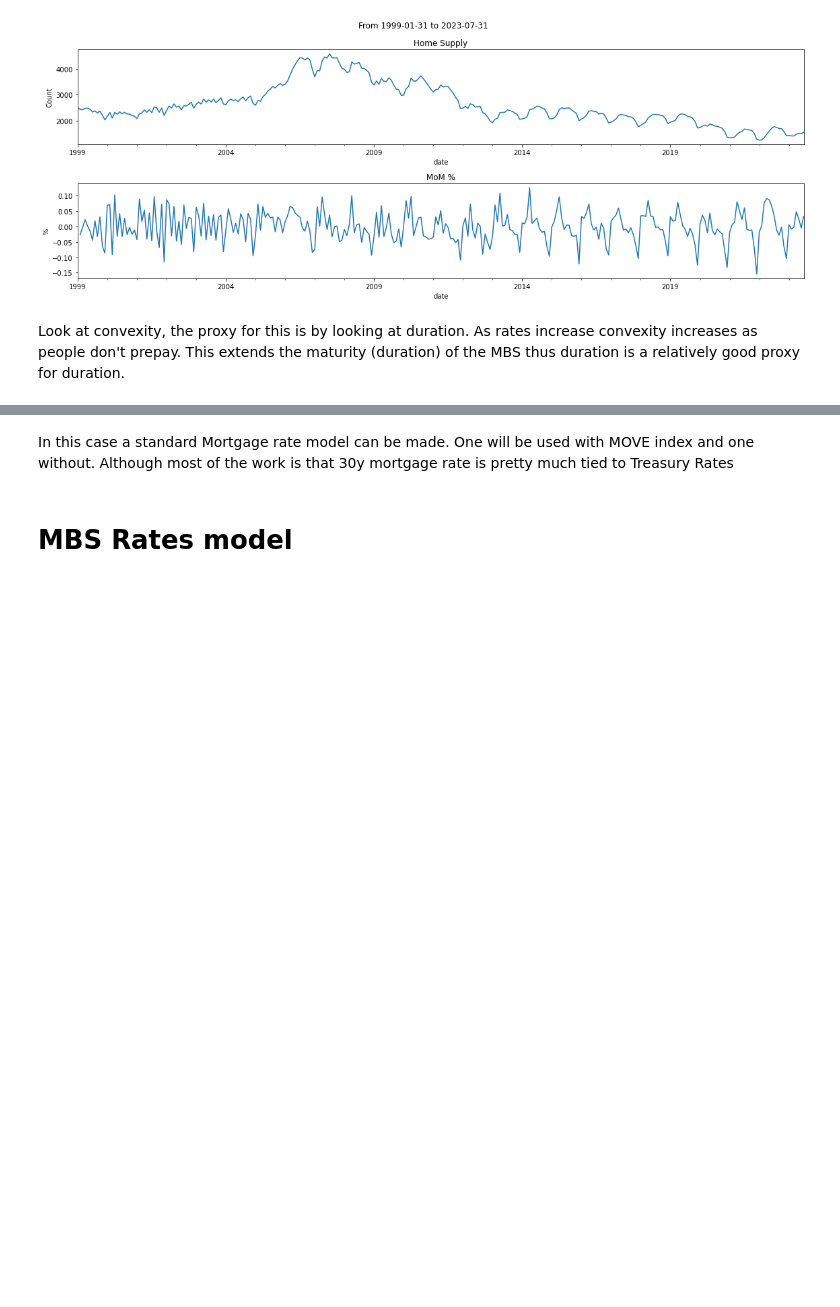
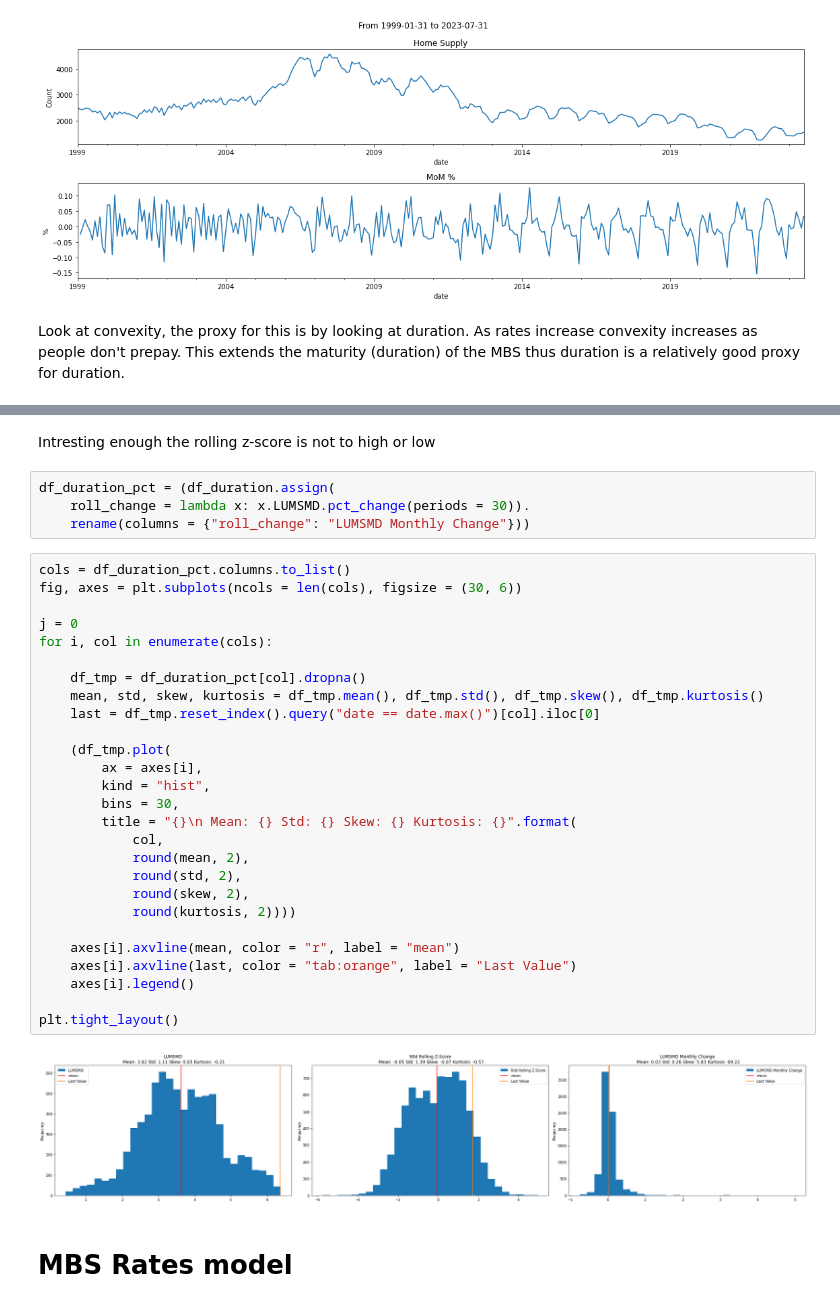
Before and after one commit to diegodalvarez/MBSDuration, a Jupyter notebook: model.ipynb, the cells around one changed output, grey strips where cells are left out. Drawn from its saved outputs; the diff is of its cells as text; blank space fills up the shorter version.

```diff
--- a/model.ipynb
+++ b/model.ipynb
@@ -95,5 +100,38 @@ plt.tight_layout()
-# %% [markdown]
-In this case a standard Mortgage rate model can be made. One will be used with MOVE index and one without. Although most of the work is that 30y mortgage rate is pretty much tied to Treasury Rates
+# %% [markdown]
+Intresting enough the rolling z-score is not to high or low
+# %%
+df_duration_pct = (df_duration.assign(
+    roll_change = lambda x: x.LUMSMD.pct_change(periods = 30)).
+    rename(columns = {"roll_change": "LUMSMD Monthly Change"}))
+# %%
+cols = df_duration_pct.columns.to_list()
+fig, axes = plt.subplots(ncols = len(cols), figsize = (30, 6))
+
+j = 0
+for i, col in enumerate(cols):
+
+    df_tmp = df_duration_pct[col].dropna()
+    mean, std, skew, kurtosis = df_tmp.mean(), df_tmp.std(), df_tmp.skew(), df_tmp.kurtosis()
+    last = df_tmp.reset_index().query("date == date.max()")[col].iloc[0]
+
+    (df_tmp.plot(
+        ax = axes[i],
+        kind = "hist",
+        bins = 30,
+        title = "{}\n Mean: {} Std: {} Skew: {} Kurtosis: {}".format(
+            col,
+            round(mean, 2),
+            round(std, 2),
+            round(skew, 2),
+            round(kurtosis, 2))))
+
+    axes[i].axvline(mean, color = "r", label = "mean")
+    axes[i].axvline(last, color = "tab:orange", label = "Last Value")
+    axes[i].legend()
+
+plt.tight_layout()
+# %% [output]
+[figure, added]
 # %% [markdown]
 # MBS Rates model
 # %%
```
Also changed, not shown: parts of 14 cells of this notebook.
